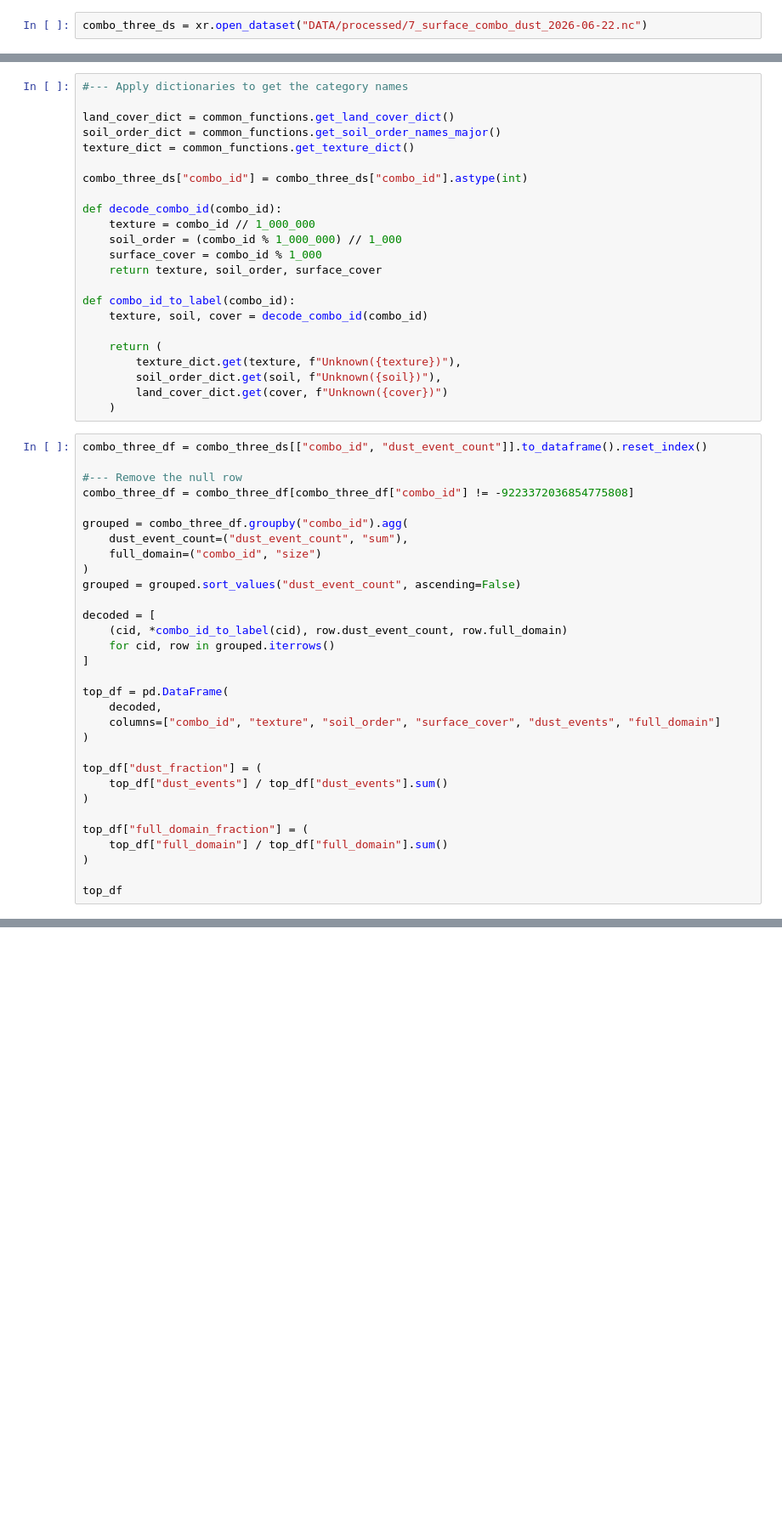
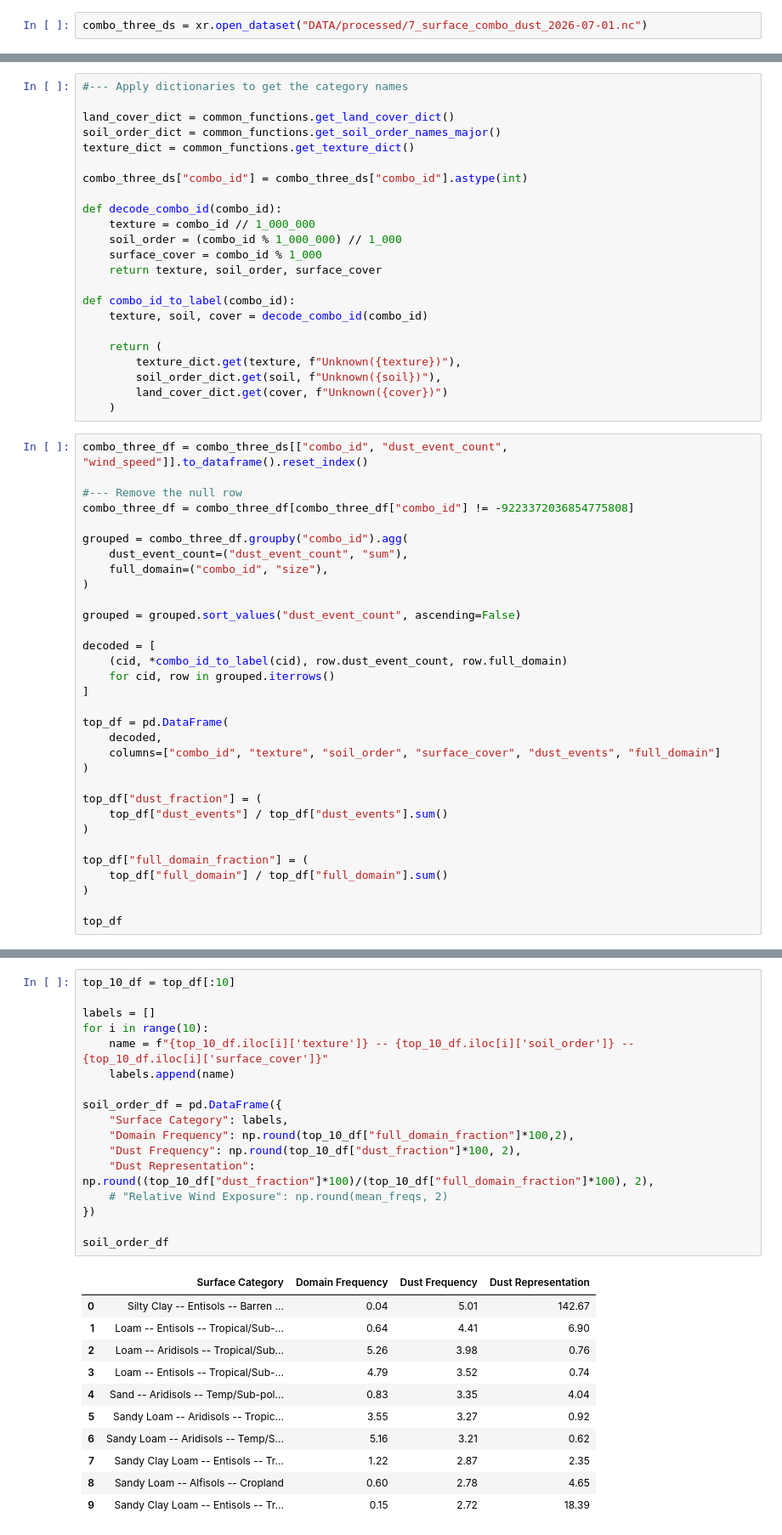
Before and after one commit to jesseturner/WLDAS_Analysis, a Jupyter notebook: ANALYSIS_bar_charts.ipynb, the cells around one changed output, grey strips where cells are left out. Shown at 85% size. Drawn from its saved outputs; the diff is of its cells as text; blank space fills up the shorter version.

```diff
--- a/ANALYSIS_bar_charts.ipynb
+++ b/ANALYSIS_bar_charts.ipynb
@@ -432,4 +432,4 @@ Plotting moisture bar chart...
 # %% [markdown]
 ## Combined surface categories
 # %%
-combo_three_ds = xr.open_dataset("DATA/processed/7_surface_combo_dust_2026-06-22.nc")
+combo_three_ds = xr.open_dataset("DATA/processed/7_surface_combo_dust_2026-07-01.nc")
@@ -467,15 +457,16 @@ def combo_id_to_label(combo_id):
         land_cover_dict.get(cover, f"Unknown({cover})")
     )
 # %%
-combo_three_df = combo_three_ds[["combo_id", "dust_event_count"]].to_dataframe().reset_index()
+combo_three_df = combo_three_ds[["combo_id", "dust_event_count", "wind_speed"]].to_dataframe().reset_index()
 
 #--- Remove the null row
 combo_three_df = combo_three_df[combo_three_df["combo_id"] != -9223372036854775808]
 
 grouped = combo_three_df.groupby("combo_id").agg(
     dust_event_count=("dust_event_count", "sum"),
-    full_domain=("combo_id", "size")
+    full_domain=("combo_id", "size"),
 )
+
 grouped = grouped.sort_values("dust_event_count", ascending=False)
 
 decoded = [
@@ -531,3 +515,32 @@ top_full
+# %%
+top_10_df = top_df[:10]
+
+labels = []
+for i in range(10):
+    name = f"{top_10_df.iloc[i]['texture']} -- {top_10_df.iloc[i]['soil_order']} -- {top_10_df.iloc[i]['surface_cover']}"
+    labels.append(name)
+
+soil_order_df = pd.DataFrame({
+    "Surface Category": labels,
+    "Domain Frequency": np.round(top_10_df["full_domain_fraction"]*100,2),
+    "Dust Frequency": np.round(top_10_df["dust_fraction"]*100, 2),
+    "Dust Representation": np.round((top_10_df["dust_fraction"]*100)/(top_10_df["full_domain_fraction"]*100), 2),
+    # "Relative Wind Exposure": np.round(mean_freqs, 2)
+})
+
+soil_order_df
+# %% [output]
+|  | Surface Category | Domain Frequency | Dust Frequency | Dust Representation |
+| 0 | Silty Clay -- Entisols -- Barren ... | 0.04 | 5.01 | 142.67 |
+| 1 | Loam -- Entisols -- Tropical/Sub-... | 0.64 | 4.41 | 6.90 |
+| 2 | Loam -- Aridisols -- Tropical/Sub... | 5.26 | 3.98 | 0.76 |
+| 3 | Loam -- Entisols -- Tropical/Sub-... | 4.79 | 3.52 | 0.74 |
+| 4 | Sand -- Aridisols -- Temp/Sub-pol... | 0.83 | 3.35 | 4.04 |
+| 5 | Sandy Loam -- Aridisols -- Tropic... | 3.55 | 3.27 | 0.92 |
+| 6 | Sandy Loam -- Aridisols -- Temp/S... | 5.16 | 3.21 | 0.62 |
+| 7 | Sandy Clay Loam -- Entisols -- Tr... | 1.22 | 2.87 | 2.35 |
+| 8 | Sandy Loam -- Alfisols -- Cropland | 0.60 | 2.78 | 4.65 |
+| 9 | Sandy Clay Loam -- Entisols -- Tr... | 0.15 | 2.72 | 18.39 |
 # %%
 fig, ax = plt.subplots(figsize=(16, 8))
 
```
Also changed, not shown: parts of 14 cells of this notebook, 2 other files.
